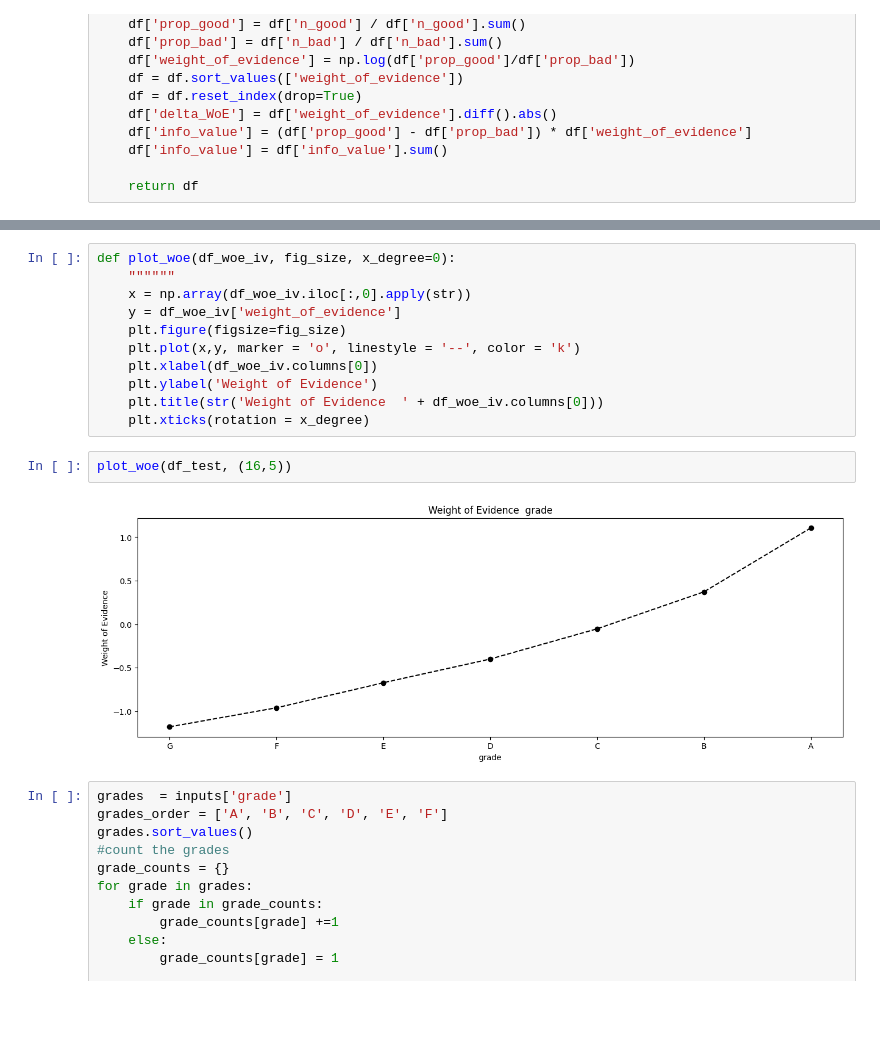
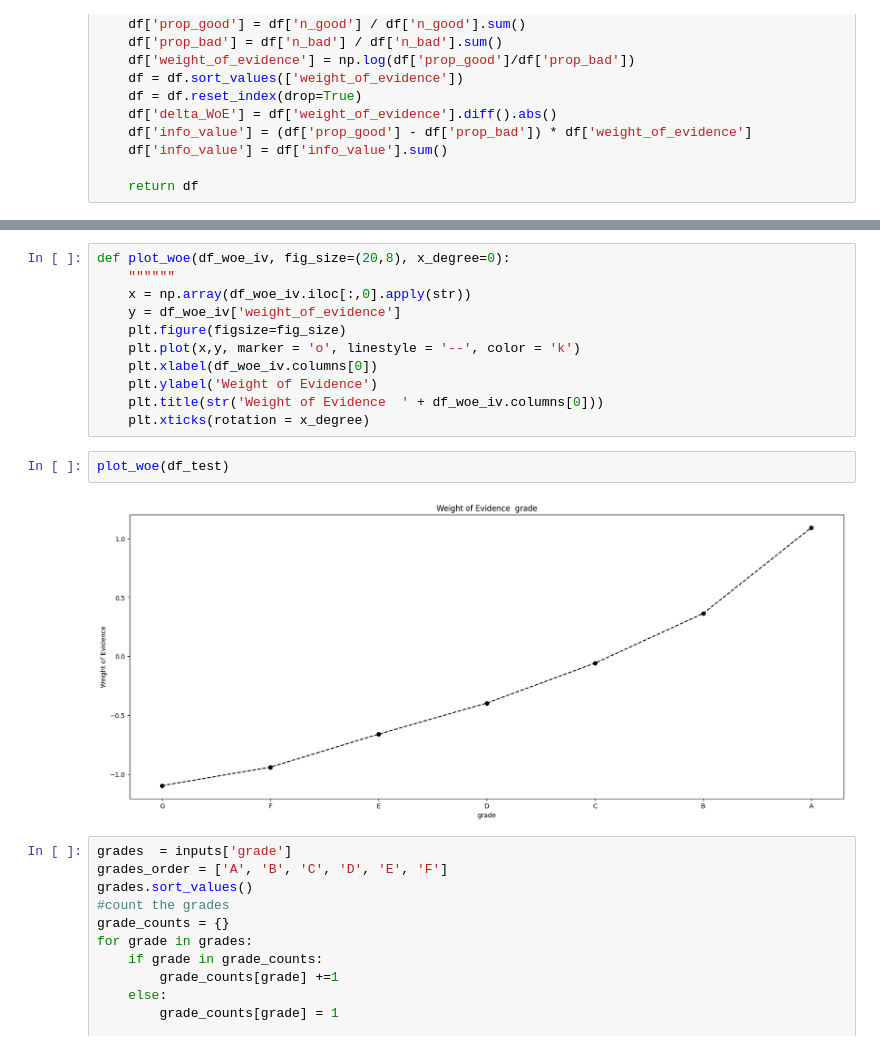
Before and after one commit to OzodbekOzodov/_credit-risk-modeling, a Jupyter notebook: main-project.ipynb, the cells around one changed output, grey strips where cells are left out. Drawn from its saved outputs; the diff is of its cells as text; blank space fills up the shorter version.

```diff
--- a/main-project.ipynb
+++ b/main-project.ipynb
@@ -382,5 +382,5 @@ df_test
 # %%
-def plot_woe(df_woe_iv, fig_size, x_degree=0):
+def plot_woe(df_woe_iv, fig_size=(20,8), x_degree=0):
     """"""
     x = np.array(df_woe_iv.iloc[:,0].apply(str))
     y = df_woe_iv['weight_of_evidence']
@@ -391,9 +391,9 @@ def plot_woe(df_woe_iv, fig_size, x_degree=0):
     plt.title(str('Weight of Evidence  ' + df_woe_iv.columns[0]))
     plt.xticks(rotation = x_degree)
 # %%
-plot_woe(df_test, (16,5))
+plot_woe(df_test)
 # %% [output]
-[figure, old version]
+[figure, new version]
 # %%
 grades  = inputs['grade']
 grades_order = ['A', 'B', 'C', 'D', 'E', 'F']
```
Also changed, not shown: parts of 20 cells of this notebook.
